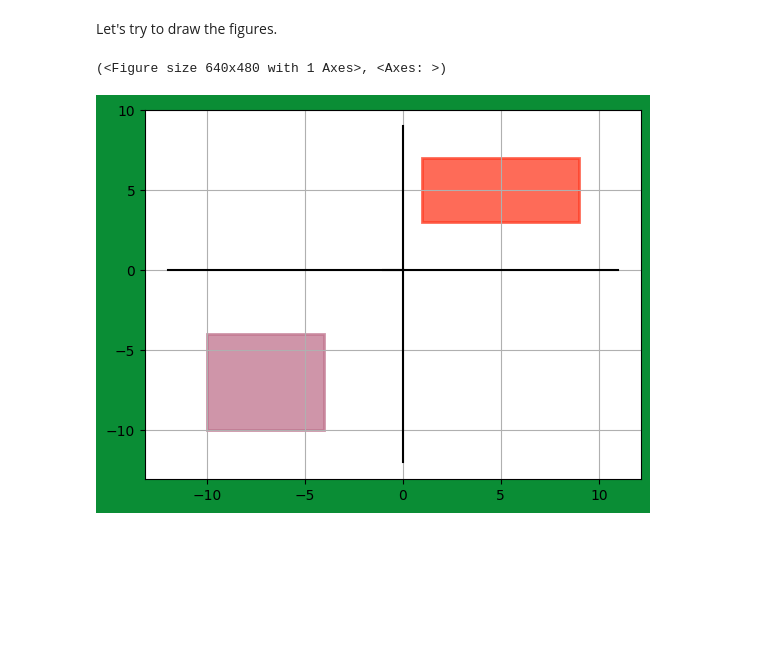
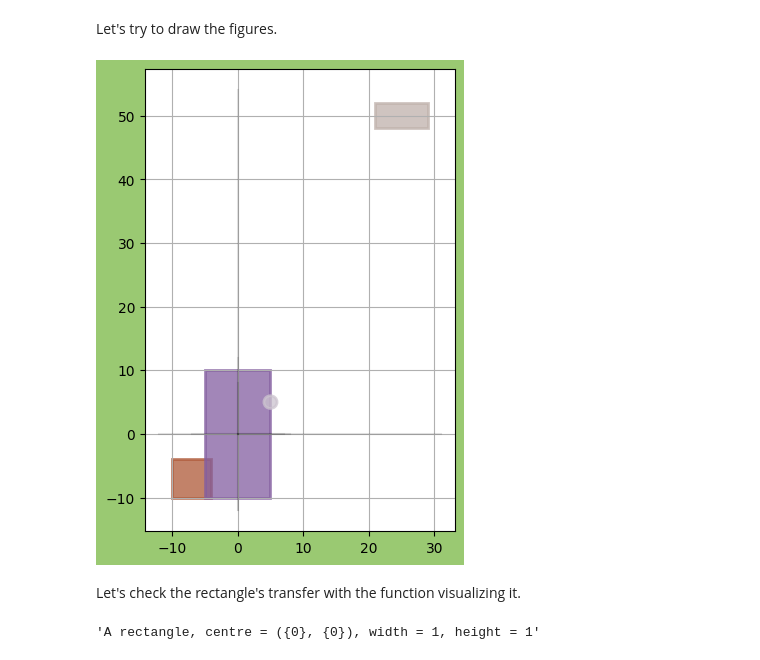
Before and after one commit to MaryKavalion/Python-Mary-Kavalionak, a Jupyter notebook: Labs/Geometry_OOP/Labb3_flow.ipynb, the cells around one changed output. Drawn from its saved outputs; the diff is of its cells as text; code cells hidden in the pictures; blank space fills up the shorter version.

```diff
--- a/Labs/Geometry_OOP/Labb3_flow.ipynb
+++ b/Labs/Geometry_OOP/Labb3_flow.ipynb
@@ -19,3 +21,15 @@ import random
+# %%
+class NotImplementedError(Exception):
+    def __init__(self, message="This method or property is not implemented in the subclass"):
+        self.message = message
+
+class PositiveNumberError(Exception):
+    def __init__(self, message="Should be a positive number"):
+        self.message = message
+
+class DivisionByZeroError(Exception):
+    def __init__(self, message="Division by zero is not allowed"):
+        self.message = message
 # %%
 class Figure:
     def __init__(self, name, mid_x, mid_y):
@@ -172,7 +291,7 @@ rectangles = [Rectangle ("ABCD", 5, 2, 5, 10),
               Rectangle ("EFGH", 0, 0, 10, 20),
               Rectangle ("Any", -5, -5, 3, 9),
               Rectangle ("Square", -7, -7, 6, 6),
-              Rectangle ("Eur", 5, 5, 8, 4),
+              Rectangle ("Eur", 25, 50, 8, 4),
               Rectangle ("Reur", -5, -5, 4, 8)]
 
 any_shape = Figure ("Strange", -3, -3)
@@ -267,14 +443,21 @@ Let's try to draw the figures.
 # %%
 # rectangle1 = MyRectangle ("Test", 0, 0, 1, 1)
 # circle1 = Circle ("Unitcircle", 0, 0, 1)
 # rectangles = [Rectangle ("ABCD", 5, 2, 5, 10),
 #               Rectangle ("EFGH", 0, 0, 10, 20),
 #               Rectangle ("Any", -5, -5, 3, 9),
 #               Rectangle ("Square", -7, -7, 6, 6),
 #               Rectangle ("Eur", 5, 5, 8, 4),
 #               Rectangle ("Reur", -5, -5, 4, 8)]
 pic1 = rectangles[3].draw()
-rectangles[4].draw(field = pic1)
+pic2 = rectangles[4].draw(field = pic1)
+pic3 = rectangles[1].draw(field= pic2)
+pic4 = circle1.draw(field=pic3)
 # %% [output]
-(<Figure size 640x480 with 1 Axes>, <Axes: >)
-[figure, old version]
+[figure, new version]
+# %% [markdown]
+Let's check the rectangle's transfer with the function visualizing it.
+# %%
+rectangle1.__repr__()
+# %% [output]
+'A rectangle, centre = ({0}, {0}), width = 1, height = 1'
```
Also changed, not shown: parts of 12 cells of this notebook, 4 other files.
